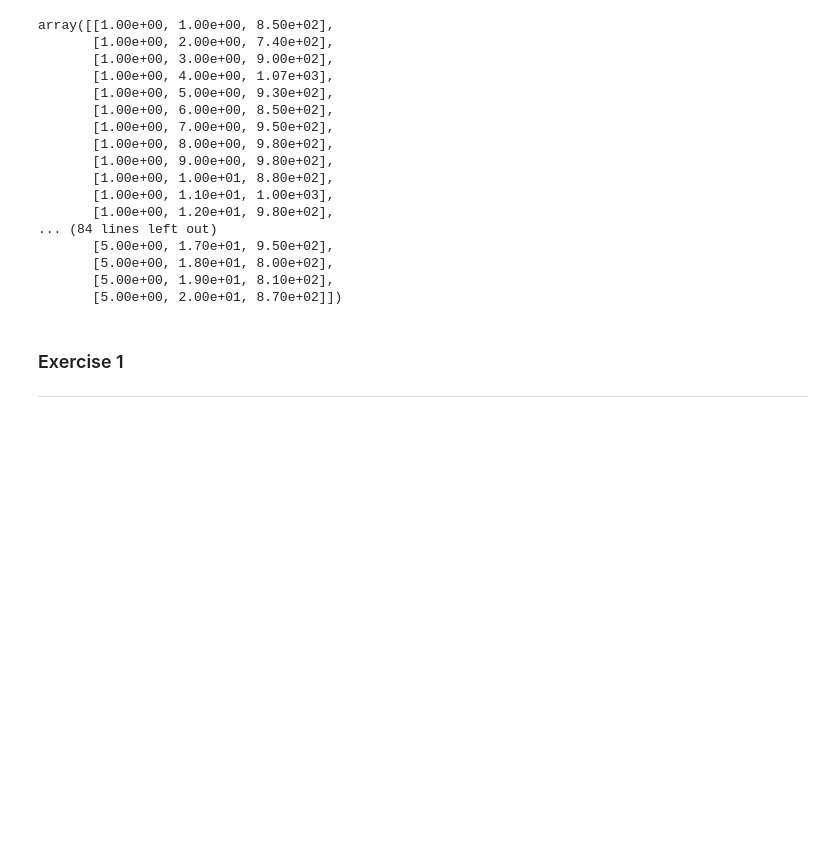
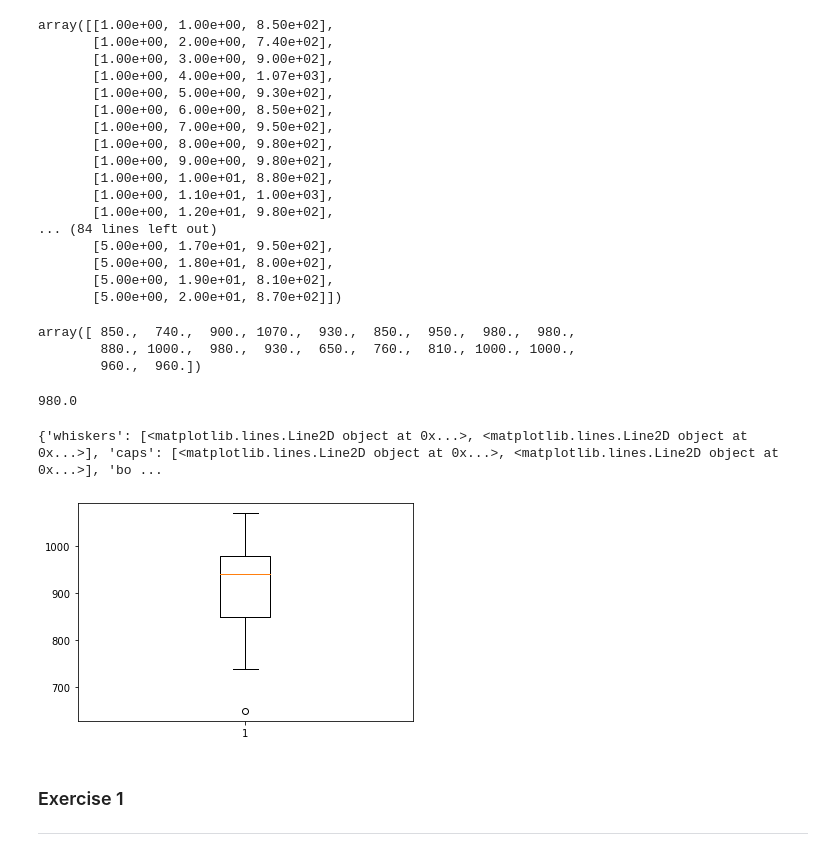
Before and after one commit to martincusack979/fundanalysis-assesment, a Jupyter notebook: Practicals/04-outliers-exercises.ipynb, the cells around one changed output. Drawn from its saved outputs; the diff is of its cells as text; code cells hidden in the pictures; blank space fills up the shorter version.

```diff
--- a/Practicals/04-outliers-exercises.ipynb
+++ b/Practicals/04-outliers-exercises.ipynb
@@ -68,6 +56,27 @@ array([[1.00e+00, 1.00e+00, 8.50e+02],
        [5.00e+00, 1.80e+01, 8.00e+02],
        [5.00e+00, 1.90e+01, 8.10e+02],
        [5.00e+00, 2.00e+01, 8.70e+02]])
+# %%
+# Select the data for the first experiment.
+exper_1 = data[:20, 2]
+
+exper_1
+# %% [output]
+array([ 850.,  740.,  900., 1070.,  930.,  850.,  950.,  980.,  980.,
+        880., 1000.,  980.,  930.,  650.,  760.,  810., 1000., 1000.,
+        960.,  960.])
+# %%
+np.percentile(exper_1, 75)
+# %% [output]
+980.0
+# %%
+# create a figure
+fig, ax = plt.subplots()
+# add the bixplot
+print(ax.boxplot(exper_1))
+# %% [output]
+{'whiskers': [<matplotlib.lines.Line2D object at 0x...>, <matplotlib.lines.Line2D object at 0x...>], 'caps': [<matplotlib.lines.Line2D object at 0x...>, <matplotlib.lines.Line2D object at 0x...>], 'bo ...
+[figure, added]
 # %% [markdown]
 ### Exercise 1
 ***
```
Also changed, not shown: parts of 19 cells of this notebook.
